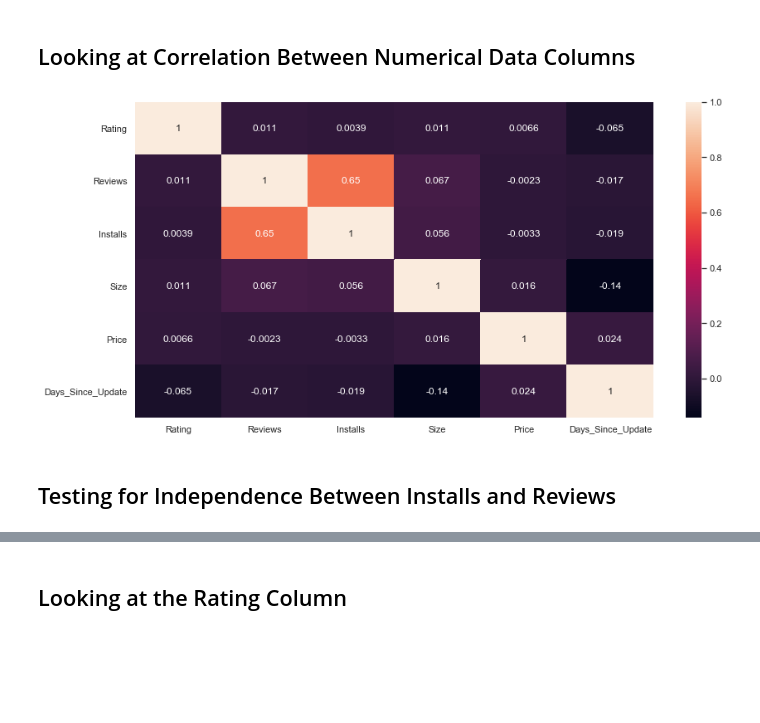
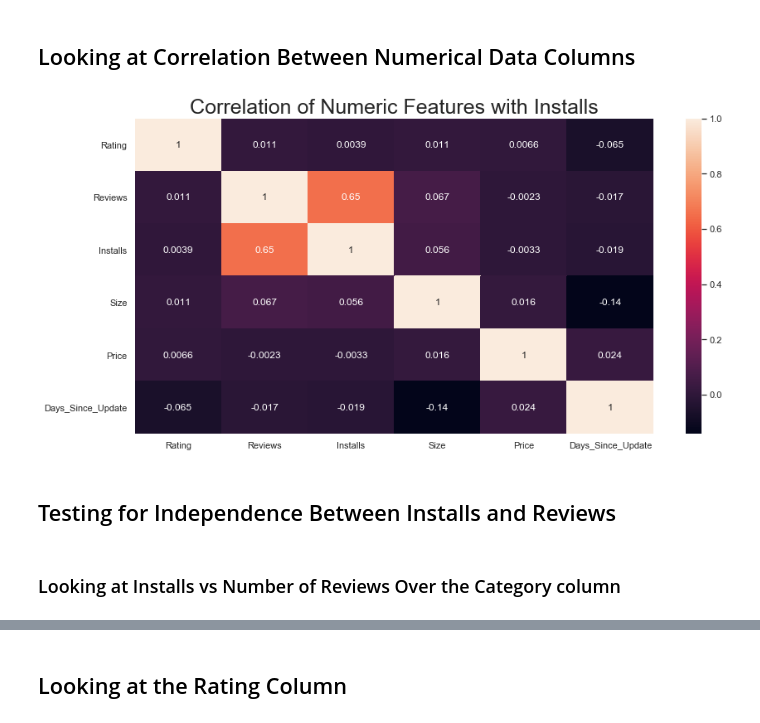
Before and after one commit to ZacharyVillarreal/Google-Play-Store-Download-Analysis, a Jupyter notebook: src/Google_Play_Store_EDA.ipynb, the cells around one changed output, grey strips where cells are left out. Cells and saved outputs as stored; diff of their text form; code cells hidden in the pictures; blank space fills up the shorter version.

```diff
--- a/src/Google_Play_Store_EDA.ipynb
+++ b/src/Google_Play_Store_EDA.ipynb
@@ -132,16 +121,19 @@ corr = play_store_data_game.corr()
 # %%
 # Plot a Heat Map of the Correlational Data Frame
 fig, ax = plt.subplots(figsize = (14,7))
 g = sns.heatmap(corr, annot = True)
 g = g.set_yticklabels(g.get_yticklabels(),rotation=360)
 
 #Fix Plot Cutoff
 b, t = plt.ylim()
 b += 0.5
 t -= 0.5
 plt.ylim(b, t);
-plt.savefig('../graphs/Correlation_Matrix.png', dpi = 700);
+plt.title("Correlation of Numeric Features with Installs", fontsize = 25)
+plt.savefig('../graphs/Correlation_Matrix.png', dpi = 700, bbox_inches = 'tight');
 # %% [output]
-[figure, old version]
+[figure, new version]
 # %% [markdown]
 ## Testing for Independence Between Installs and Reviews
+# %% [markdown]
+### Looking at Installs vs Number of Reviews Over the Category column
```
Also changed, not shown: parts of 18 cells of this notebook, 15 other files.
